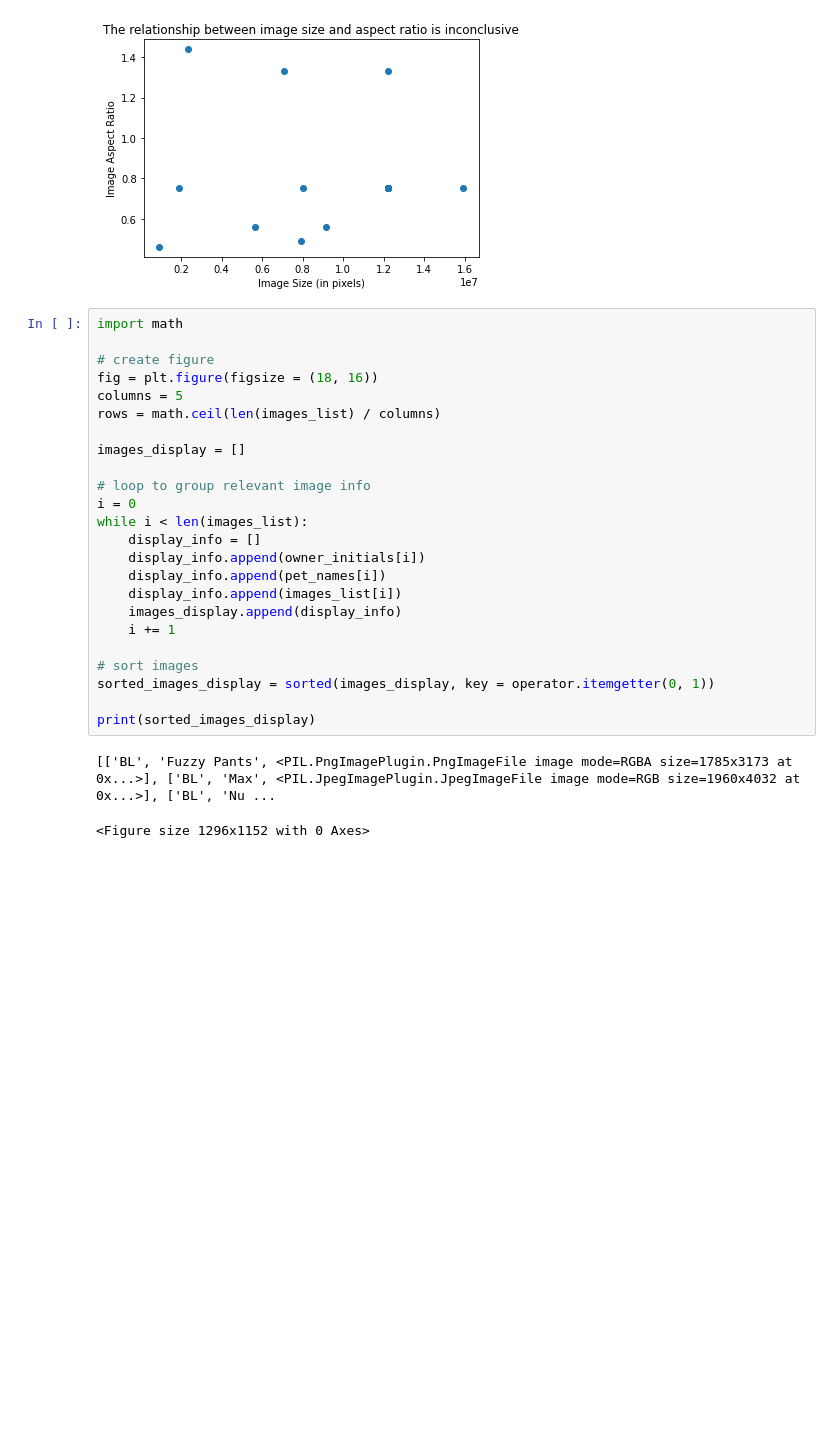
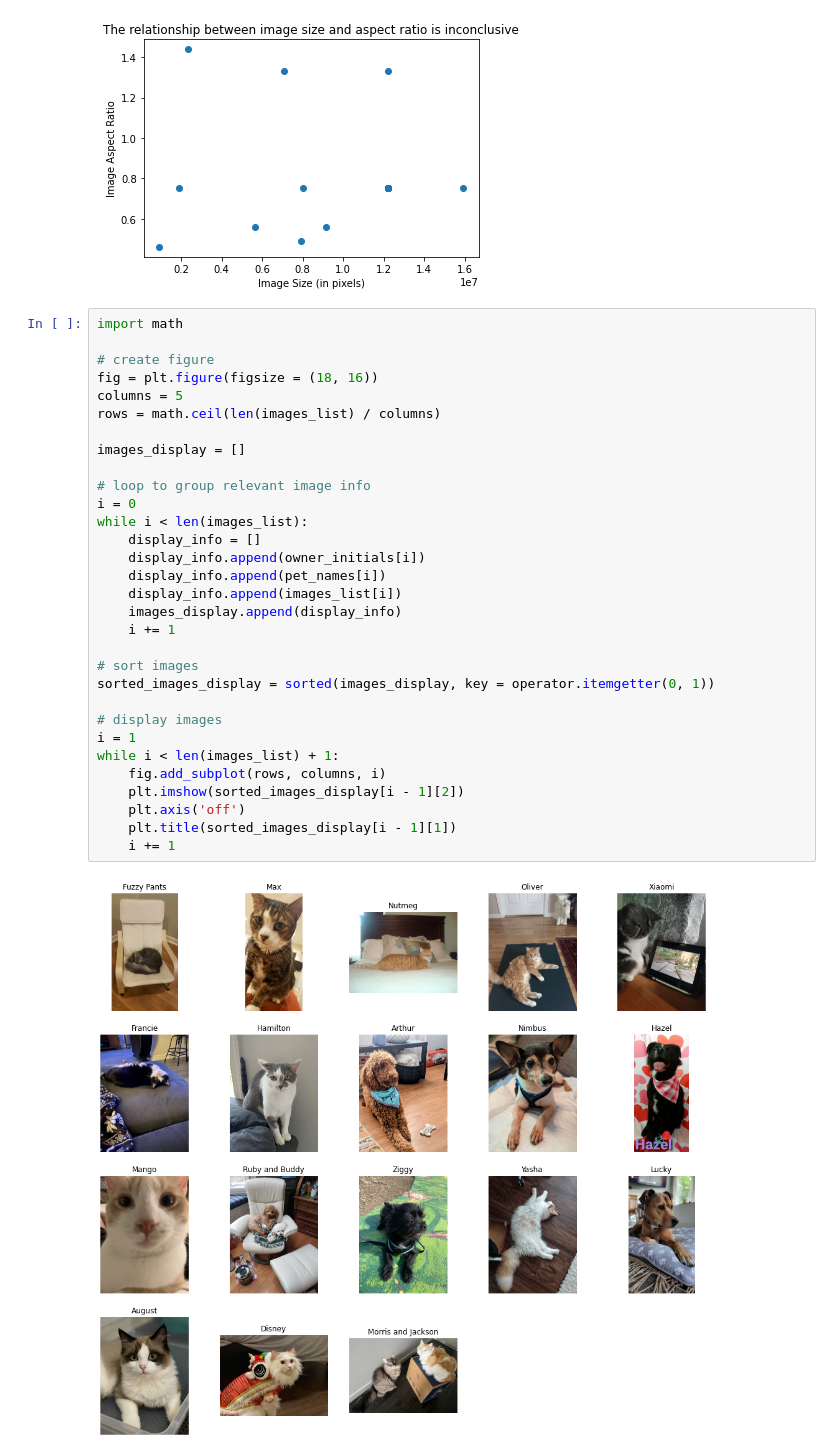
Before and after one commit to trishamazu/masilab_warmup_trisha, a Jupyter notebook: pet_picture_QA.ipynb, the cells around one changed output. Cells and saved outputs as stored; diff of their text form; blank space fills up the shorter version.

```diff
--- a/pet_picture_QA.ipynb
+++ b/pet_picture_QA.ipynb
@@ -111,27 +111,33 @@ plt.show()
 # %%
 import math
 
 # create figure
 fig = plt.figure(figsize = (18, 16))
 columns = 5
 rows = math.ceil(len(images_list) / columns)
 
 images_display = []
 
 # loop to group relevant image info
 i = 0
 while i < len(images_list):
     display_info = []
     display_info.append(owner_initials[i])
     display_info.append(pet_names[i])
     display_info.append(images_list[i])
     images_display.append(display_info)
     i += 1
 
 # sort images
 sorted_images_display = sorted(images_display, key = operator.itemgetter(0, 1))
 
-print(sorted_images_display)
+# display images
+i = 1
+while i < len(images_list) + 1:
+    fig.add_subplot(rows, columns, i)
+    plt.imshow(sorted_images_display[i - 1][2])
+    plt.axis('off')
+    plt.title(sorted_images_display[i - 1][1])
+    i += 1
 # %% [output]
-[['BL', 'Fuzzy Pants', <PIL.PngImagePlugin.PngImageFile image mode=RGBA size=1785x3173 at 0x...>], ['BL', 'Max', <PIL.JpegImagePlugin.JpegImageFile image mode=RGB size=1960x4032 at 0x...>], ['BL', 'Nu ...
-<Figure size 1296x1152 with 0 Axes>
+[figure, added]
```
